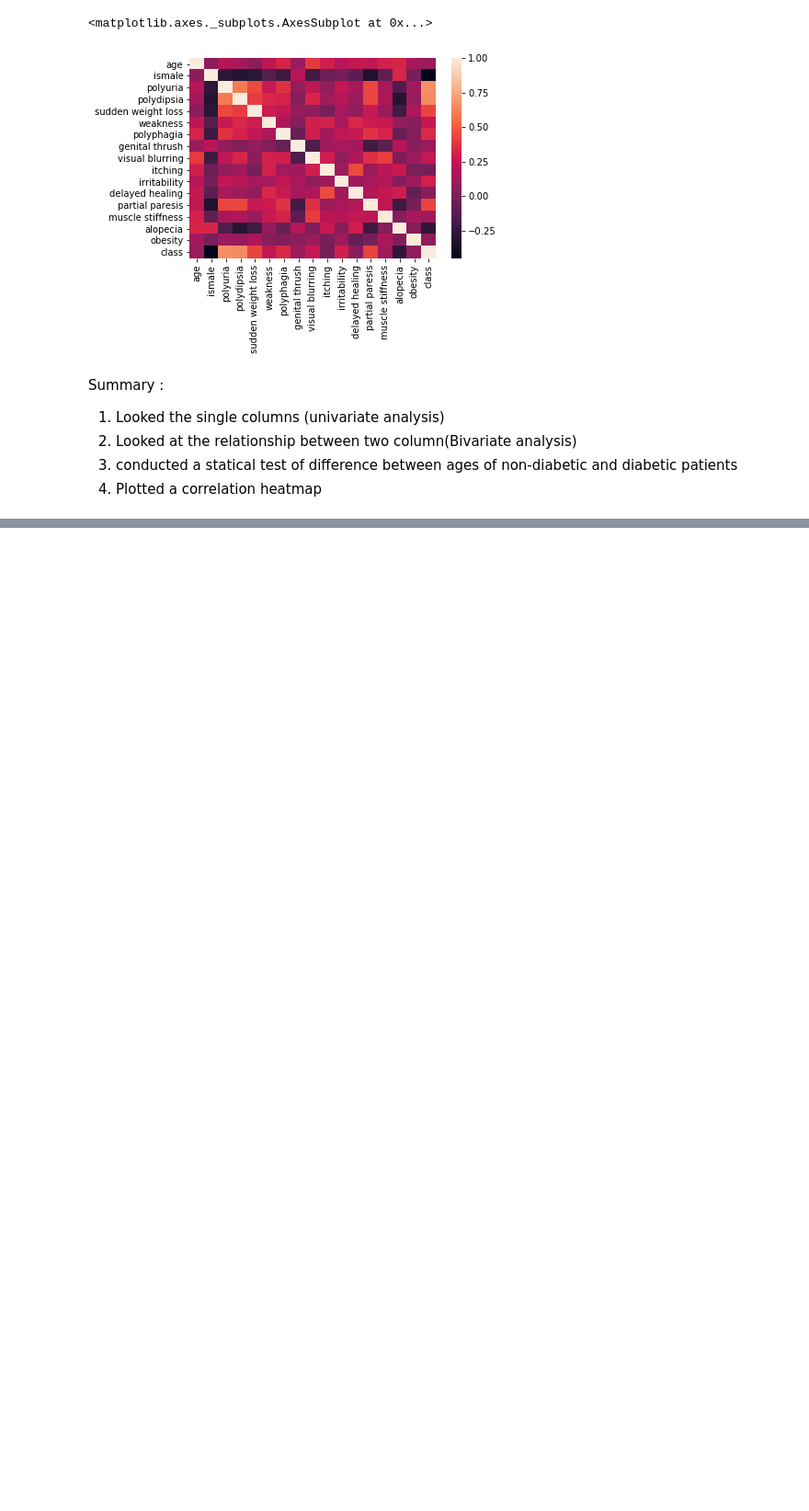
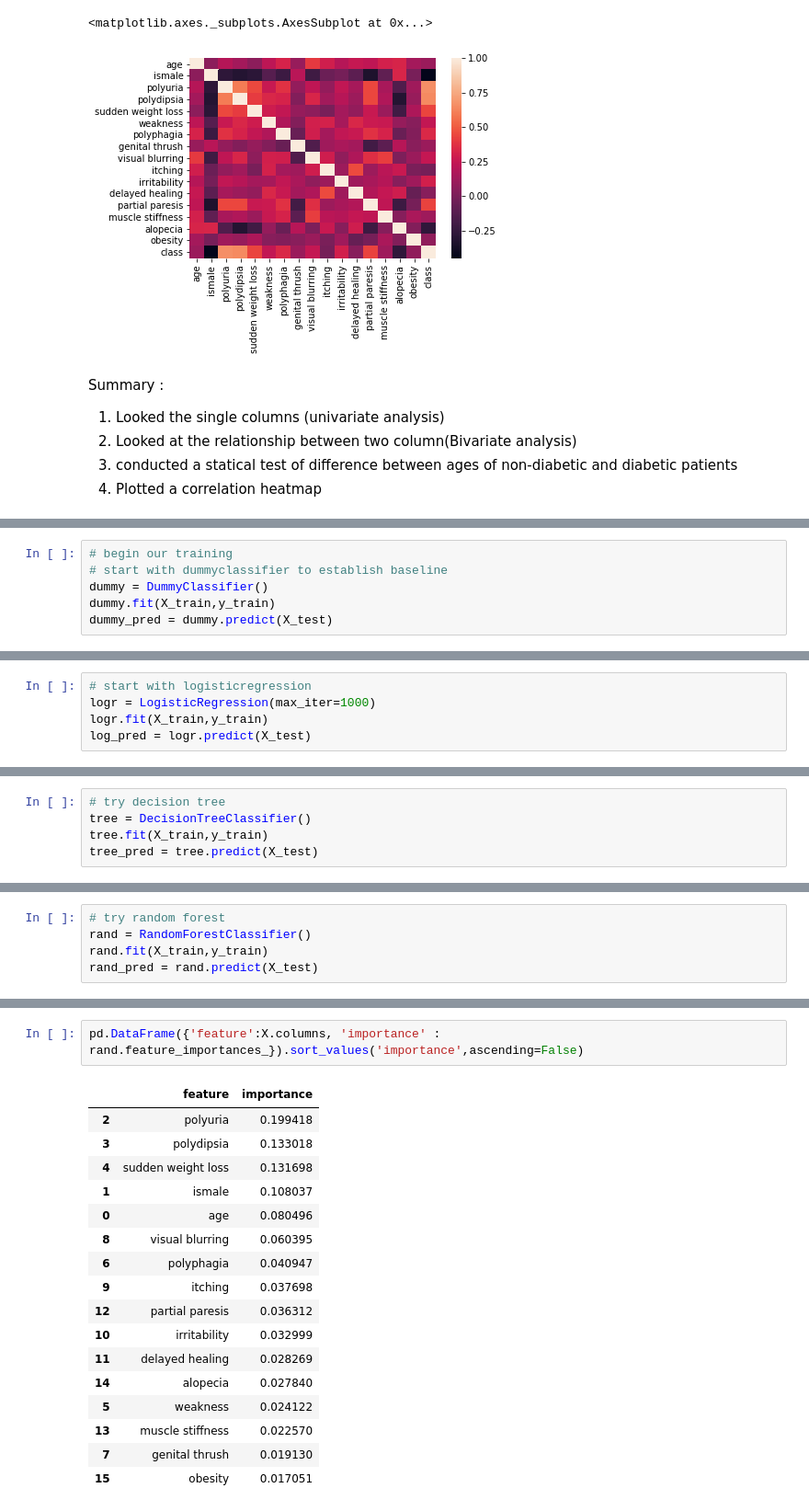
Before and after one commit to one2pret/Early-Diabetes-Detection, a Jupyter notebook: Project Early Diabetes Detection.ipynb, the cells around one changed output, grey strips where cells are left out. Shown at 92% size. Saved outputs shown, nothing was run; the diff lists cells and outputs as text; blank space fills up the shorter version.

```diff
--- a/Project Early Diabetes Detection.ipynb
+++ b/Project Early Diabetes Detection.ipynb
@@ -475,0 +520,6 @@ Summary :
+# %%
+# begin our training
+# start with dummyclassifier to establish baseline
+dummy = DummyClassifier()
+dummy.fit(X_train,y_train)
+dummy_pred = dummy.predict(X_test)
@@ -475,0 +547,5 @@ Summary :
+# %%
+# start with logisticregression
+logr = LogisticRegression(max_iter=1000)
+logr.fit(X_train,y_train)
+log_pred = logr.predict(X_test)
@@ -475,0 +566,5 @@ Summary :
+# %%
+# try decision tree
+tree = DecisionTreeClassifier()
+tree.fit(X_train,y_train)
+tree_pred = tree.predict(X_test)
@@ -475,0 +585,5 @@ Summary :
+# %%
+# try random forest
+rand = RandomForestClassifier()
+rand.fit(X_train,y_train)
+rand_pred = rand.predict(X_test)
@@ -475,0 +621,20 @@ Summary :
+# %%
+pd.DataFrame({'feature':X.columns, 'importance' : rand.feature_importances_}).sort_values('importance',ascending=False)
+# %% [output]
+|  | feature | importance |
+| 2 | polyuria | 0.199418 |
+| 3 | polydipsia | 0.133018 |
+| 4 | sudden weight loss | 0.131698 |
+| 1 | ismale | 0.108037 |
+| 0 | age | 0.080496 |
+| 8 | visual blurring | 0.060395 |
+| 6 | polyphagia | 0.040947 |
+| 9 | itching | 0.037698 |
+| 12 | partial paresis | 0.036312 |
+| 10 | irritability | 0.032999 |
+| 11 | delayed healing | 0.028269 |
+| 14 | alopecia | 0.027840 |
+| 5 | weakness | 0.024122 |
+| 13 | muscle stiffness | 0.022570 |
+| 7 | genital thrush | 0.019130 |
+| 15 | obesity | 0.017051 |
```
Also changed, not shown: parts of 19 cells of this notebook.
